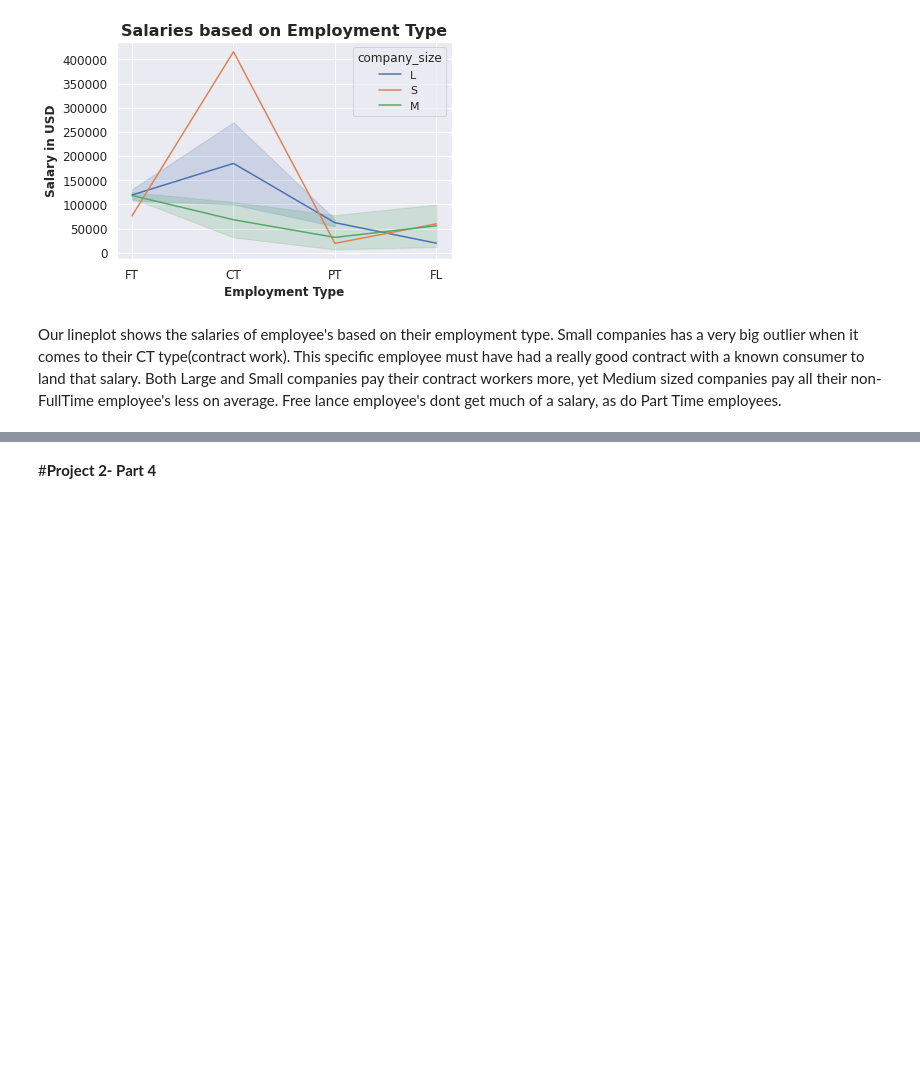
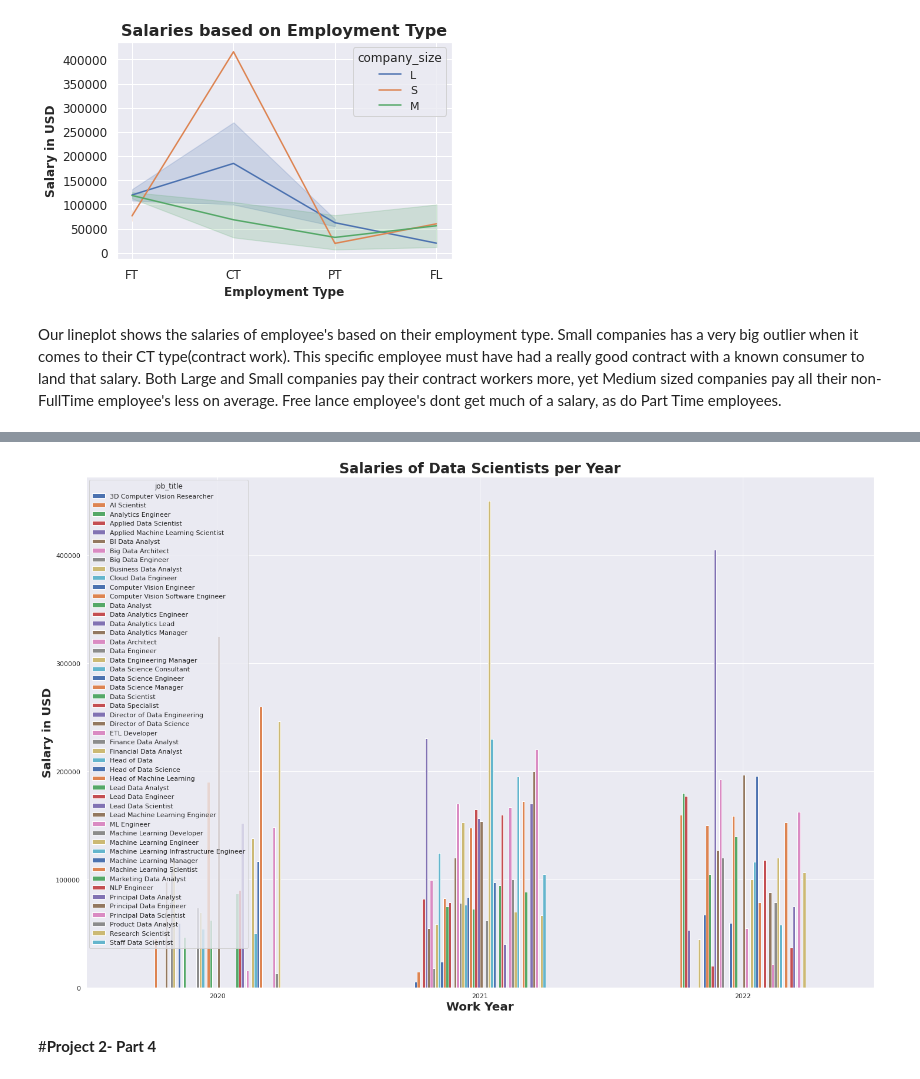
Before and after one commit to ChrisDaVillager/Data-Science-Salaries, a Jupyter notebook: Project_2_Part_4.ipynb, the cells around one changed output, grey strips where cells are left out. Drawn from its saved outputs; the diff is of its cells as text; code cells hidden in the pictures; blank space fills up the shorter version.

```diff
--- a/Project_2_Part_4.ipynb
+++ b/Project_2_Part_4.ipynb
@@ -323,3 +338,12 @@ plt.show();
 [figure]
 # %% [markdown]
 Our lineplot shows the salaries of employee's based on their employment type. Small companies has a very big outlier when it comes to their CT type(contract work). This specific employee must have had a really good contract with a known consumer to land that salary. Both Large and Small companies pay their contract workers more, yet Medium sized companies pay all their non-FullTime employee's less on average. Free lance employee's dont get much of a salary, as do Part Time employees.
+# %%
+# calulate mean of salaries based on job title using median
+# CITING: https://stackoverflow.com/questions/53771596/how-to-find-average-salary-for-each-job-role-from-a-file-in-python
+# CITING: https://betterprogramming.pub/visualize-charts-using-groupby-and-aggregate-python-functions-56454820a25c
+# using groupby to gather information salary of job titles per year
+# pivoting dataframe for better visualization
+job_salary = df2.groupby(['job_title', 'work_year']).agg({'salary_in_usd':'median'})
+job_salary = job_salary.pivot_table(index='work_year', columns='job_title', values='salary_in_usd')
+job_salary
@@ -326,3 +370,16 @@ Our lineplot shows the salaries of employee's based on their employment type. Sm
+# %%
+# creating barplot to display salaries based on job title
+
+sns.set(style = 'darkgrid')
+
+job_salary.plot.bar(figsize=(24,16))
+plt.title('Salaries of Data Scientists per Year', weight='bold', size=24)
+plt.xlabel('Work Year', weight='semibold', size=20)
+plt.xticks(rotation=0)
+plt.ylabel('Salary in USD', weight='semibold', size=20)
+plt.show();
+# %% [output]
+[figure, added]
 # %% [markdown]
 #**Project 2- Part 4**
 # %% [markdown]
```
Also changed, not shown: parts of 3 cells of this notebook.
